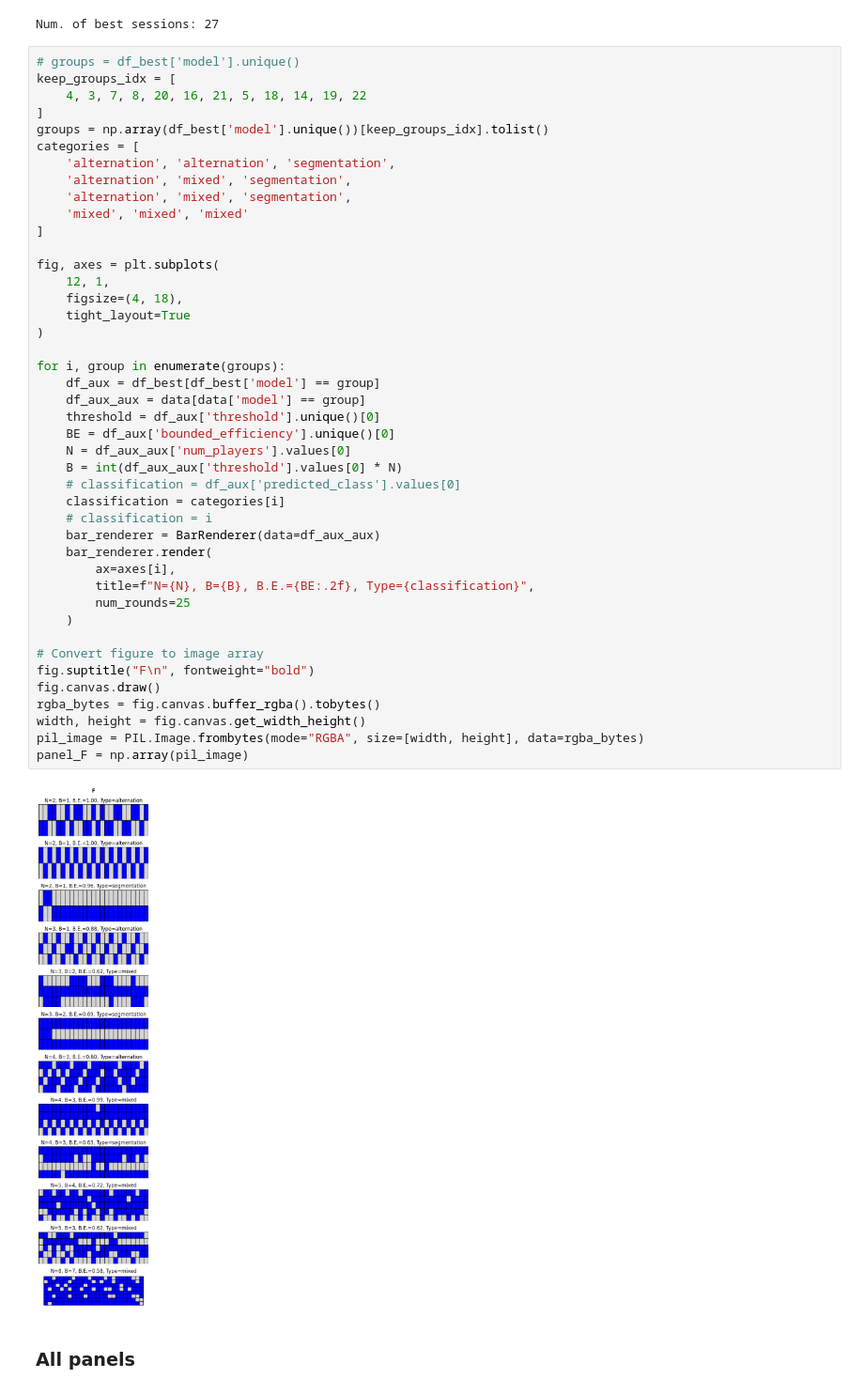
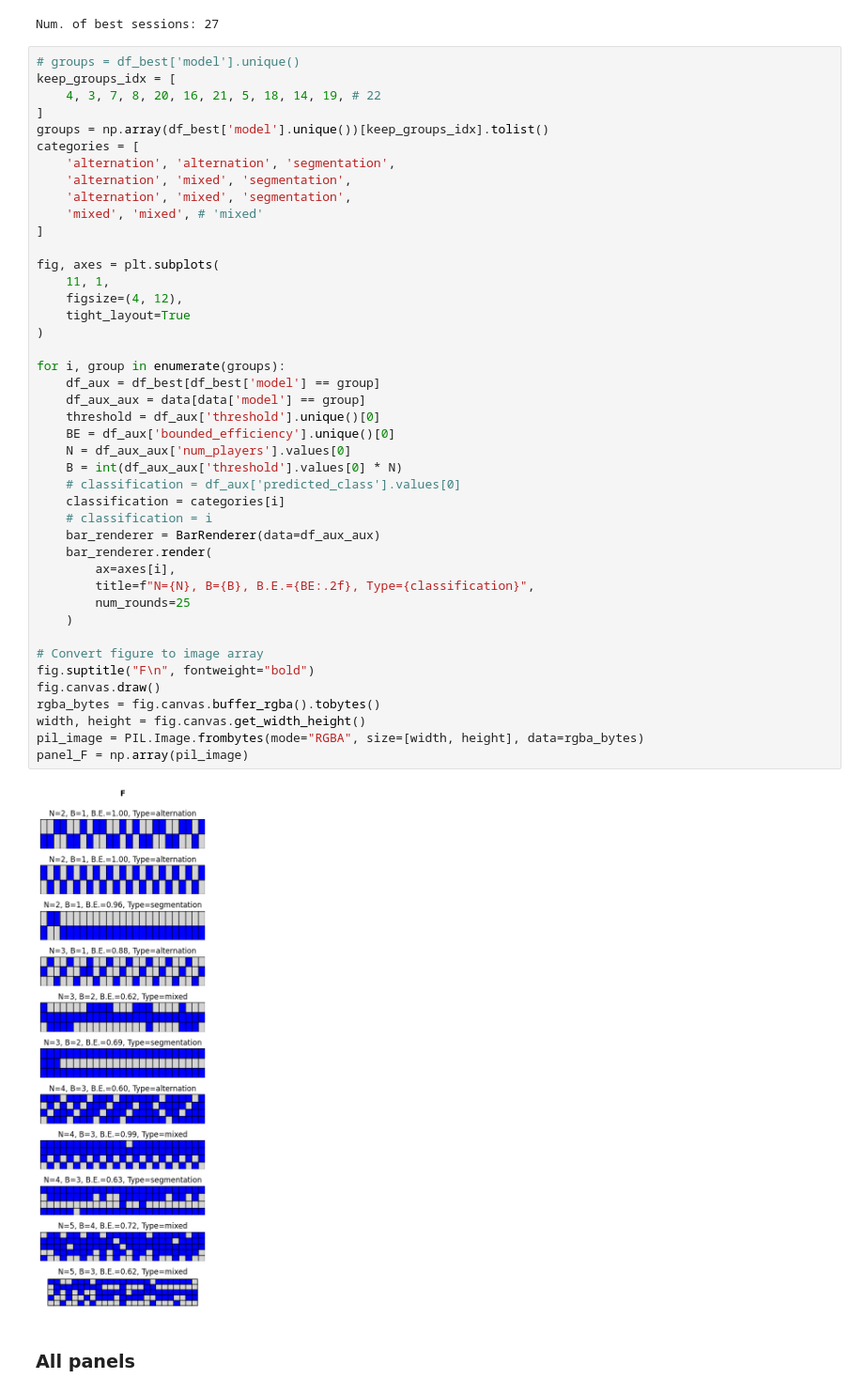
Before and after one commit to EAndrade-Lotero/Cognitive_Models_El_Farol_Bar_Problem, a Jupyter notebook: Figures for article/Short_Fig2.ipynb, the cells around one changed output. Shown at 94% size. Drawn from its saved outputs; the diff is of its cells as text.

```diff
--- a/Figures for article/Short_Fig2.ipynb
+++ b/Figures for article/Short_Fig2.ipynb
@@ -729,48 +695,48 @@ Num. of best sessions: 27
 # %%
 # groups = df_best['model'].unique()
 keep_groups_idx = [
-    4, 3, 7, 8, 20, 16, 21, 5, 18, 14, 19, 22
+    4, 3, 7, 8, 20, 16, 21, 5, 18, 14, 19, # 22
 ]
 groups = np.array(df_best['model'].unique())[keep_groups_idx].tolist()
 categories = [
     'alternation', 'alternation', 'segmentation',
     'alternation', 'mixed', 'segmentation',
     'alternation', 'mixed', 'segmentation',
-    'mixed', 'mixed', 'mixed'
+    'mixed', 'mixed', # 'mixed'
 ]
 
 fig, axes = plt.subplots(
-    12, 1,
-    figsize=(4, 18),
+    11, 1,
+    figsize=(4, 12),
     tight_layout=True
 )
 
 for i, group in enumerate(groups):
     df_aux = df_best[df_best['model'] == group]
     df_aux_aux = data[data['model'] == group]
     threshold = df_aux['threshold'].unique()[0]
     BE = df_aux['bounded_efficiency'].unique()[0]
     N = df_aux_aux['num_players'].values[0]
     B = int(df_aux_aux['threshold'].values[0] * N)
     # classification = df_aux['predicted_class'].values[0]
     classification = categories[i]
     # classification = i
     bar_renderer = BarRenderer(data=df_aux_aux)
     bar_renderer.render(
         ax=axes[i],
         title=f"N={N}, B={B}, B.E.={BE:.2f}, Type={classification}",
         num_rounds=25
     )
 
 # Convert figure to image array
 fig.suptitle("F\n", fontweight="bold")
 fig.canvas.draw()
 rgba_bytes = fig.canvas.buffer_rgba().tobytes()
 width, height = fig.canvas.get_width_height()
 pil_image = PIL.Image.frombytes(mode="RGBA", size=[width, height], data=rgba_bytes)
 panel_F = np.array(pil_image)
 # %% [output]
-[figure, old version]
+[figure, new version]
 # %% [markdown]
 ### All panels
 # %%
```
Also changed, not shown: parts of 32 cells of this notebook, 1 other file.
